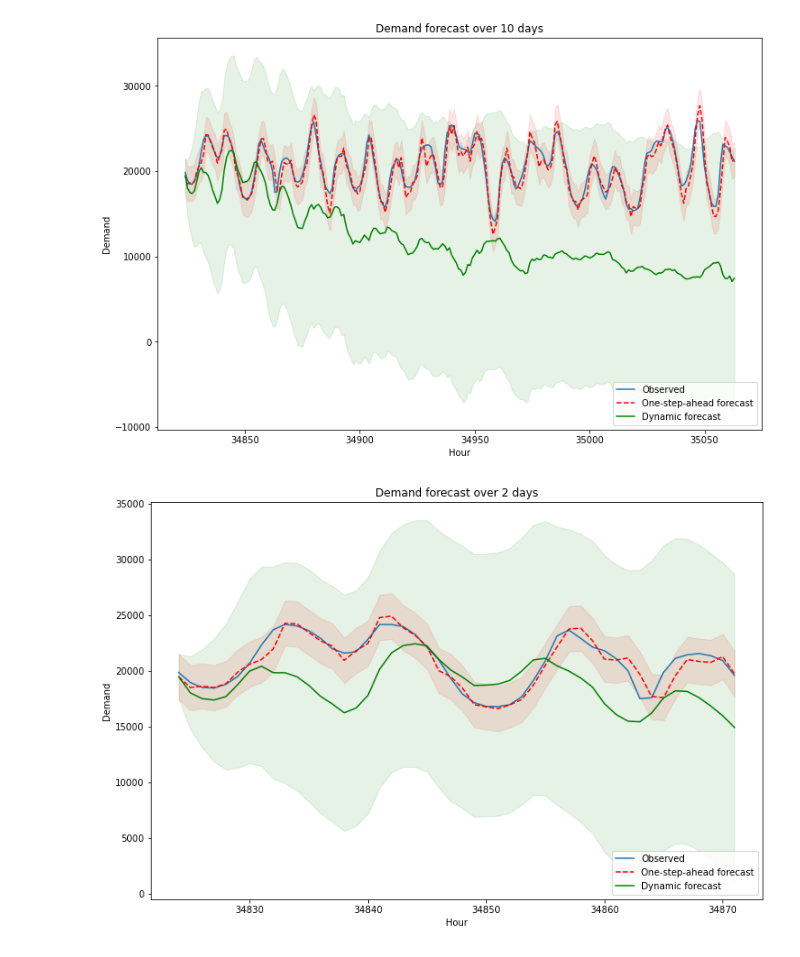
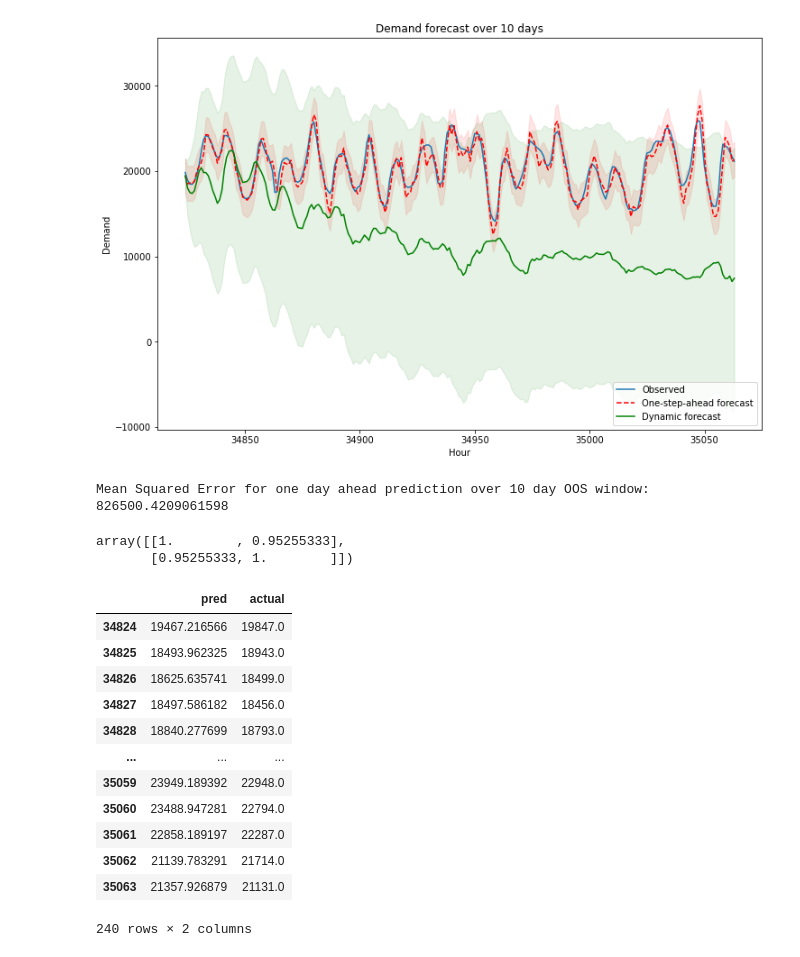
Before and after one commit to mattj949/Stats315B, a Jupyter notebook: SARMIAX.ipynb, the cells around one changed output. Cells and saved outputs as stored; diff of their text form; code cells hidden in the pictures.

```diff
--- a/SARMIAX.ipynb
+++ b/SARMIAX.ipynb
@@ -94,26 +94,33 @@ ax.fill_between(ci.index, ci.iloc[:,0], ci.iloc[:,1], color='g', alpha=0.1)
 legend = ax.legend(loc='lower right')
 # %% [output]
 [figure]
-# %%
-# Plot the beginning portion of the graph above
-PLOT_BEGIN_DAYS = 2
-
-# Graph
-fig, ax = plt.subplots(figsize=(12,8))
-npre = 4
-ax.set(title='Demand forecast over '+str(PLOT_BEGIN_DAYS)+' days', xlabel='Hour', ylabel='Demand')
-
-# Plot data points
-endog[-num_test:-num_test + PLOT_BEGIN_DAYS*24].plot(ax=ax, style='-', label='Observed')
-
-# Plot predictions
-predict.predicted_mean[-num_test:-num_test+PLOT_BEGIN_DAYS*24].plot(ax=ax, style='r--', label='One-step-ahead forecast')
-ci = predict_ci[-num_test:-num_test+PLOT_BEGIN_DAYS*24]
-ax.fill_between(ci.index, ci.iloc[:,0], ci.iloc[:,1], color='r', alpha=0.1)
-predict_dy.predicted_mean[-num_test:-num_test+PLOT_BEGIN_DAYS*24].plot(ax=ax, style='g', label='Dynamic forecast')
-ci = predict_dy_ci[-num_test:-num_test+PLOT_BEGIN_DAYS*24]
-ax.fill_between(ci.index, ci.iloc[:,0], ci.iloc[:,1], color='g', alpha=0.1)
-
-legend = ax.legend(loc='lower right')
-# %% [output]
-[figure, removed]
+# %%
+MSE = np.mean(np.power(predict.predicted_mean[-num_test:] - endog[-num_test:],2))
+print("Mean Squared Error for one day ahead prediction over 10 day OOS window:", MSE)
+# %% [output]
+Mean Squared Error for one day ahead prediction over 10 day OOS window: 826500.4209061598
+# %%
+np.corrcoef(predict.predicted_mean[-num_test:], endog[-num_test:])
+# %% [output]
+array([[1.        , 0.95255333],
+       [0.95255333, 1.        ]])
+# %%
+testdf = pd.DataFrame()
+testdf["pred"] = predict.predicted_mean[-num_test:]
+testdf["actual"] = endog[-num_test:]
+# %%
+testdf
+# %% [output]
+|  | pred | actual |
+| 34824 | 19467.216566 | 19847.0 |
+| 34825 | 18493.962325 | 18943.0 |
+| 34826 | 18625.635741 | 18499.0 |
+| 34827 | 18497.586182 | 18456.0 |
+| 34828 | 18840.277699 | 18793.0 |
+| ... | ... | ... |
+| 35059 | 23949.189392 | 22948.0 |
+| 35060 | 23488.947281 | 22794.0 |
+| 35061 | 22858.189197 | 22287.0 |
+| 35062 | 21139.783291 | 21714.0 |
+| 35063 | 21357.926879 | 21131.0 |
+240 rows × 2 columns
```
Also changed, not shown: parts of 3 cells of this notebook.
